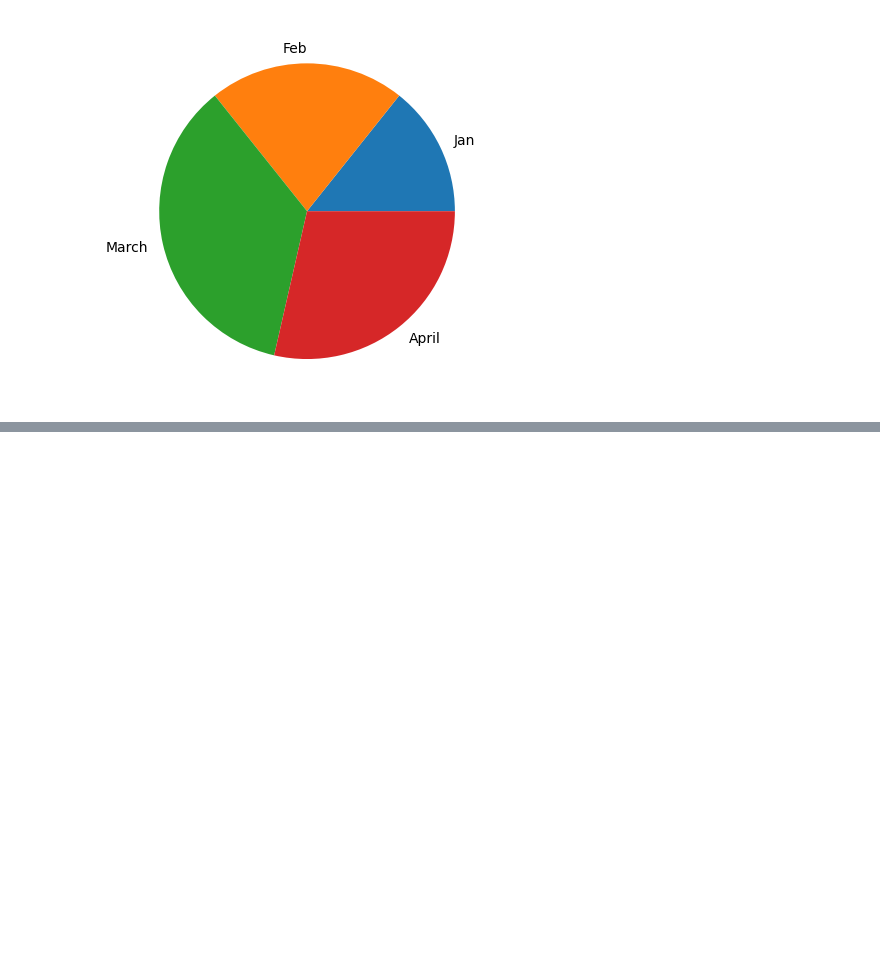
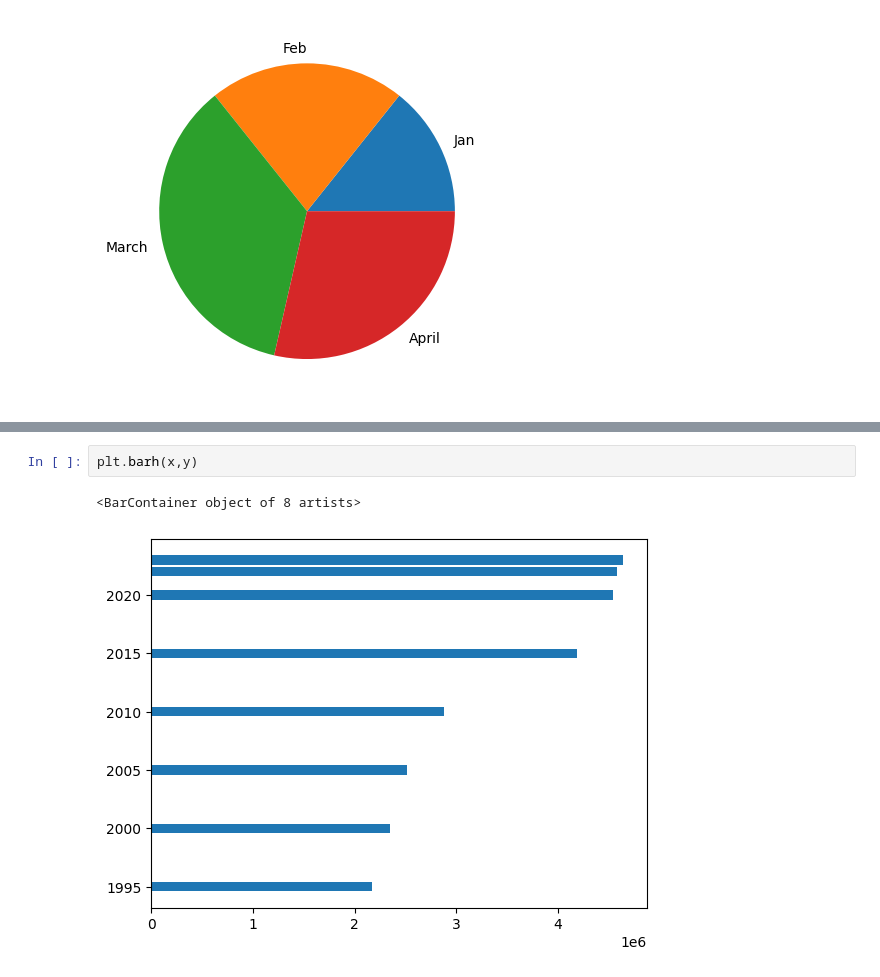
Before and after one commit to mazawi/COMP377, a Jupyter notebook: visualisation.ipynb, the cells around one changed output, grey strips where cells are left out. Drawn from its saved outputs; the diff is of its cells as text; blank space fills up the shorter version.

```diff
--- a/visualisation.ipynb
+++ b/visualisation.ipynb
@@ -46,0 +65,5 @@ plt.pie(Expe, labels = Month)
+# %%
+plt.barh(x,y)
+# %% [output]
+<BarContainer object of 8 artists>
+[figure, added]
```
Also changed, not shown: parts of 10 cells of this notebook.
